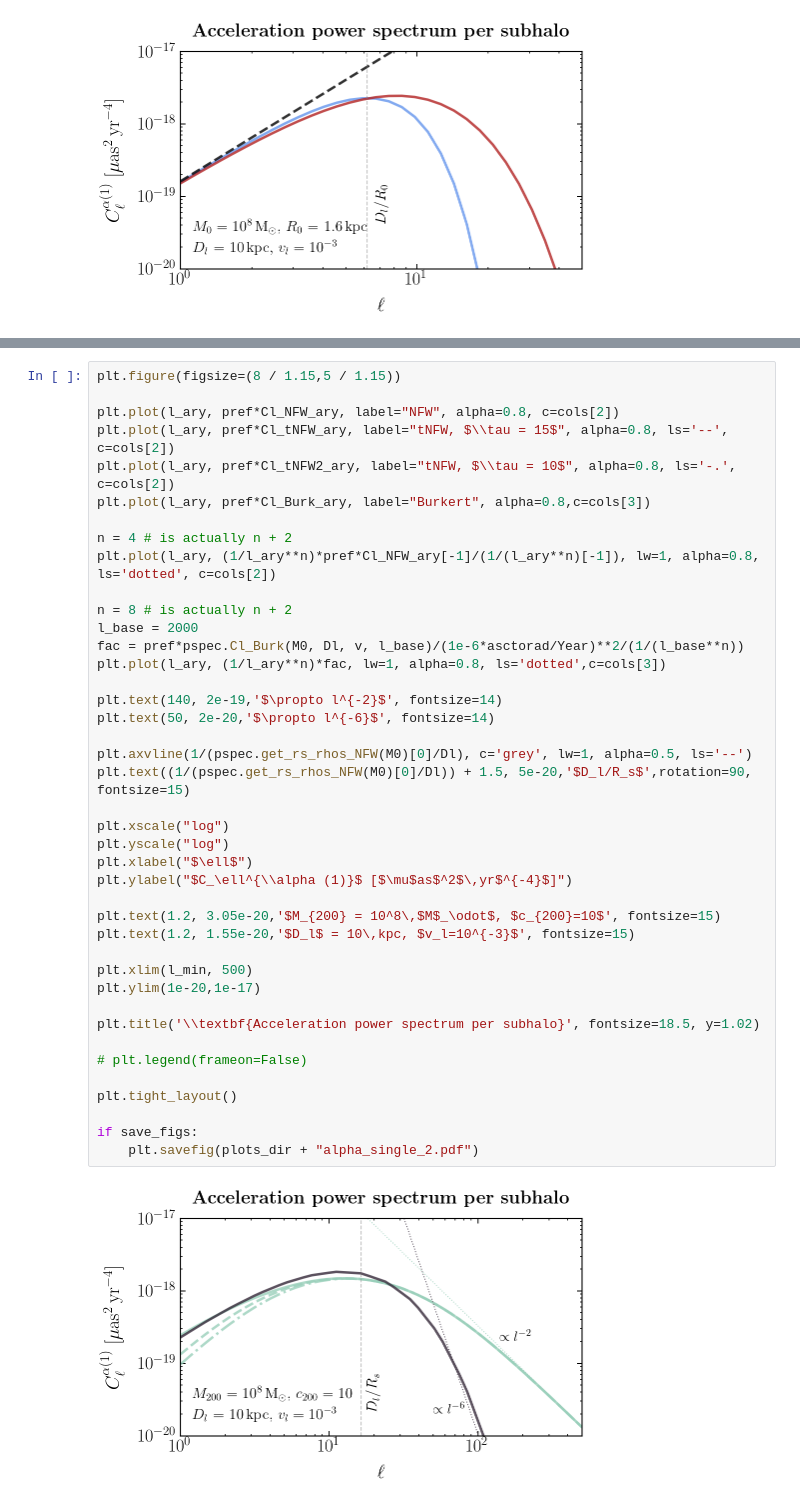
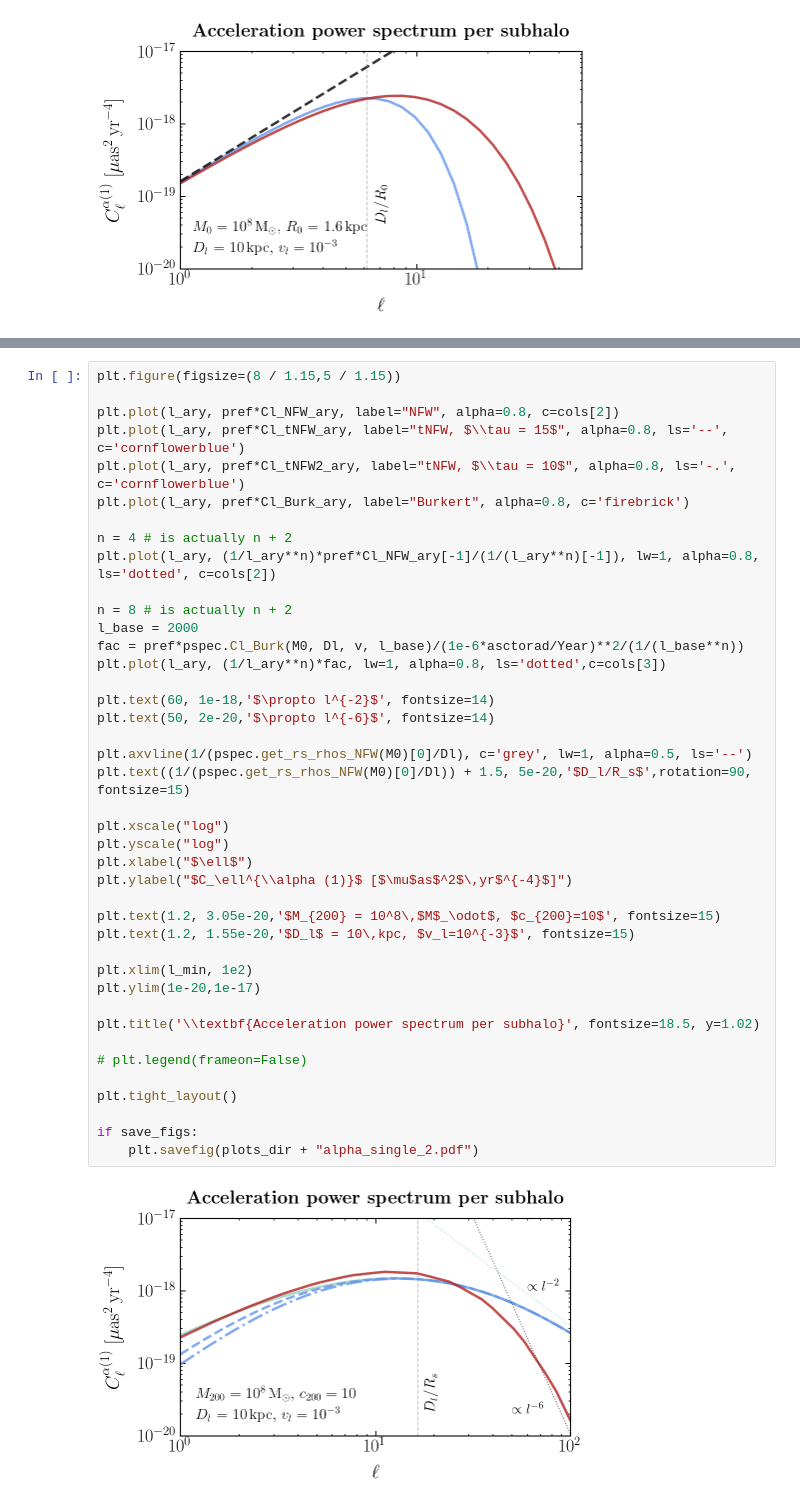
Before and after one commit to smsharma/astrometry-lensing-correlations, a Jupyter notebook: notebooks/02_power_per_subhalo.ipynb, the cells around one changed output, grey strips where cells are left out. Saved outputs shown, nothing was run; the diff lists cells and outputs as text.

```diff
--- a/notebooks/02_power_per_subhalo.ipynb
+++ b/notebooks/02_power_per_subhalo.ipynb
@@ -170,42 +166,42 @@ if save_figs:
 plt.figure(figsize=(8 / 1.15,5 / 1.15))
 
 plt.plot(l_ary, pref*Cl_NFW_ary, label="NFW", alpha=0.8, c=cols[2])
-plt.plot(l_ary, pref*Cl_tNFW_ary, label="tNFW, $\\tau = 15$", alpha=0.8, ls='--', c=cols[2])
-plt.plot(l_ary, pref*Cl_tNFW2_ary, label="tNFW, $\\tau = 10$", alpha=0.8, ls='-.', c=cols[2])
-plt.plot(l_ary, pref*Cl_Burk_ary, label="Burkert", alpha=0.8,c=cols[3])
+plt.plot(l_ary, pref*Cl_tNFW_ary, label="tNFW, $\\tau = 15$", alpha=0.8, ls='--', c='cornflowerblue')
+plt.plot(l_ary, pref*Cl_tNFW2_ary, label="tNFW, $\\tau = 10$", alpha=0.8, ls='-.', c='cornflowerblue')
+plt.plot(l_ary, pref*Cl_Burk_ary, label="Burkert", alpha=0.8, c='firebrick')
 
 n = 4 # is actually n + 2
 plt.plot(l_ary, (1/l_ary**n)*pref*Cl_NFW_ary[-1]/(1/(l_ary**n)[-1]), lw=1, alpha=0.8, ls='dotted', c=cols[2])
 
 n = 8 # is actually n + 2
 l_base = 2000
 fac = pref*pspec.Cl_Burk(M0, Dl, v, l_base)/(1e-6*asctorad/Year)**2/(1/(l_base**n))
 plt.plot(l_ary, (1/l_ary**n)*fac, lw=1, alpha=0.8, ls='dotted',c=cols[3])
 
-plt.text(140, 2e-19,'$\propto l^{-2}$', fontsize=14)
+plt.text(60, 1e-18,'$\propto l^{-2}$', fontsize=14)
 plt.text(50, 2e-20,'$\propto l^{-6}$', fontsize=14)
 
 plt.axvline(1/(pspec.get_rs_rhos_NFW(M0)[0]/Dl), c='grey', lw=1, alpha=0.5, ls='--')
 plt.text((1/(pspec.get_rs_rhos_NFW(M0)[0]/Dl)) + 1.5, 5e-20,'$D_l/R_s$',rotation=90, fontsize=15)
 
 plt.xscale("log")
 plt.yscale("log")
 plt.xlabel("$\ell$")
 plt.ylabel("$C_\ell^{\\alpha (1)}$ [$\mu$as$^2$\,yr$^{-4}$]")
 
 plt.text(1.2, 3.05e-20,'$M_{200} = 10^8\,$M$_\odot$, $c_{200}=10$', fontsize=15)
 plt.text(1.2, 1.55e-20,'$D_l$ = 10\,kpc, $v_l=10^{-3}$', fontsize=15)
 
-plt.xlim(l_min, 500)
+plt.xlim(l_min, 1e2)
 plt.ylim(1e-20,1e-17)
 
 plt.title('\\textbf{Acceleration power spectrum per subhalo}', fontsize=18.5, y=1.02)
 
 # plt.legend(frameon=False)
 
 plt.tight_layout()
 
 if save_figs:
     plt.savefig(plots_dir + "alpha_single_2.pdf")
 # %% [output]
-[figure, old version]
+[figure, new version]
```
Also changed, not shown: parts of 3 cells of this notebook, 20 other files.
